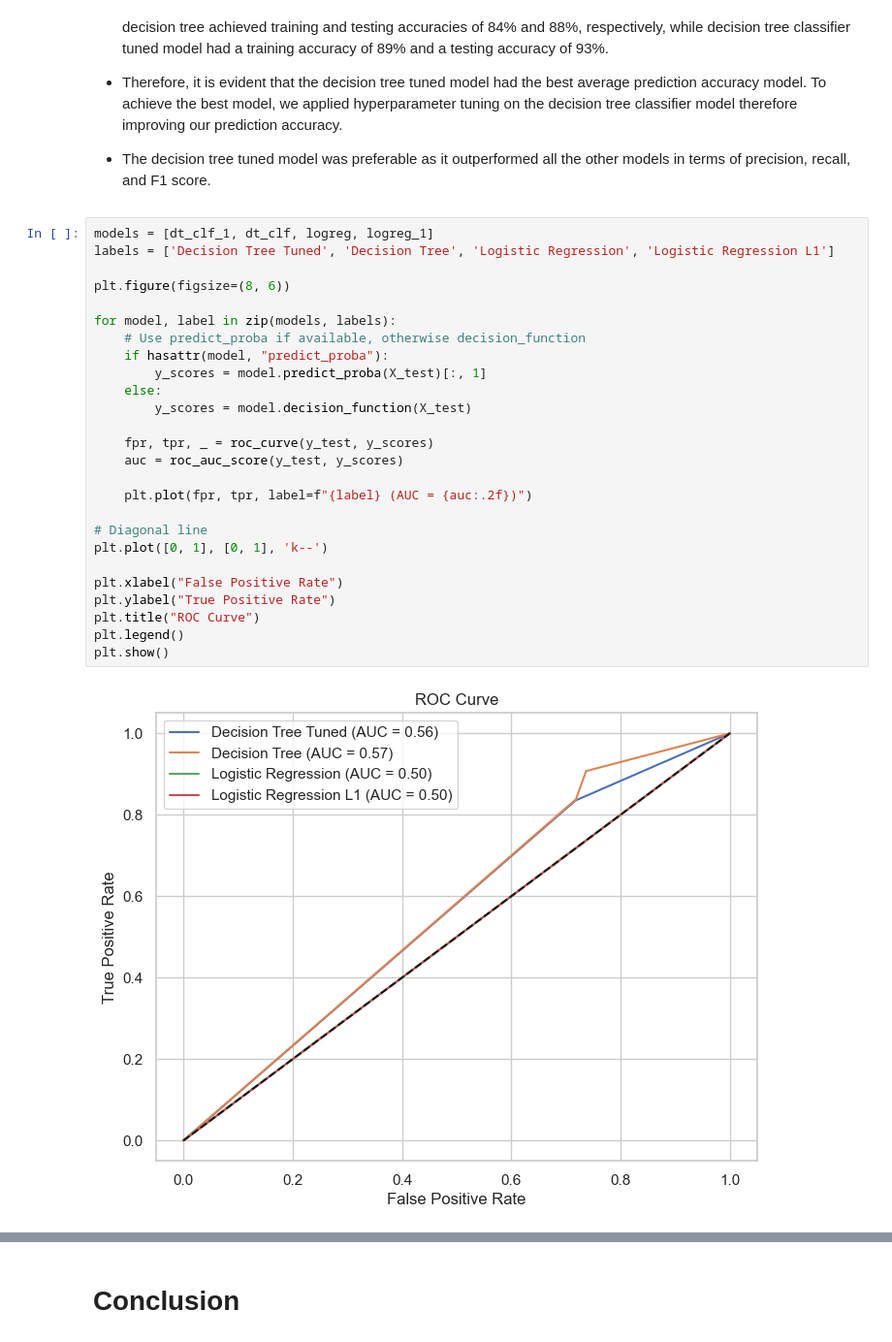
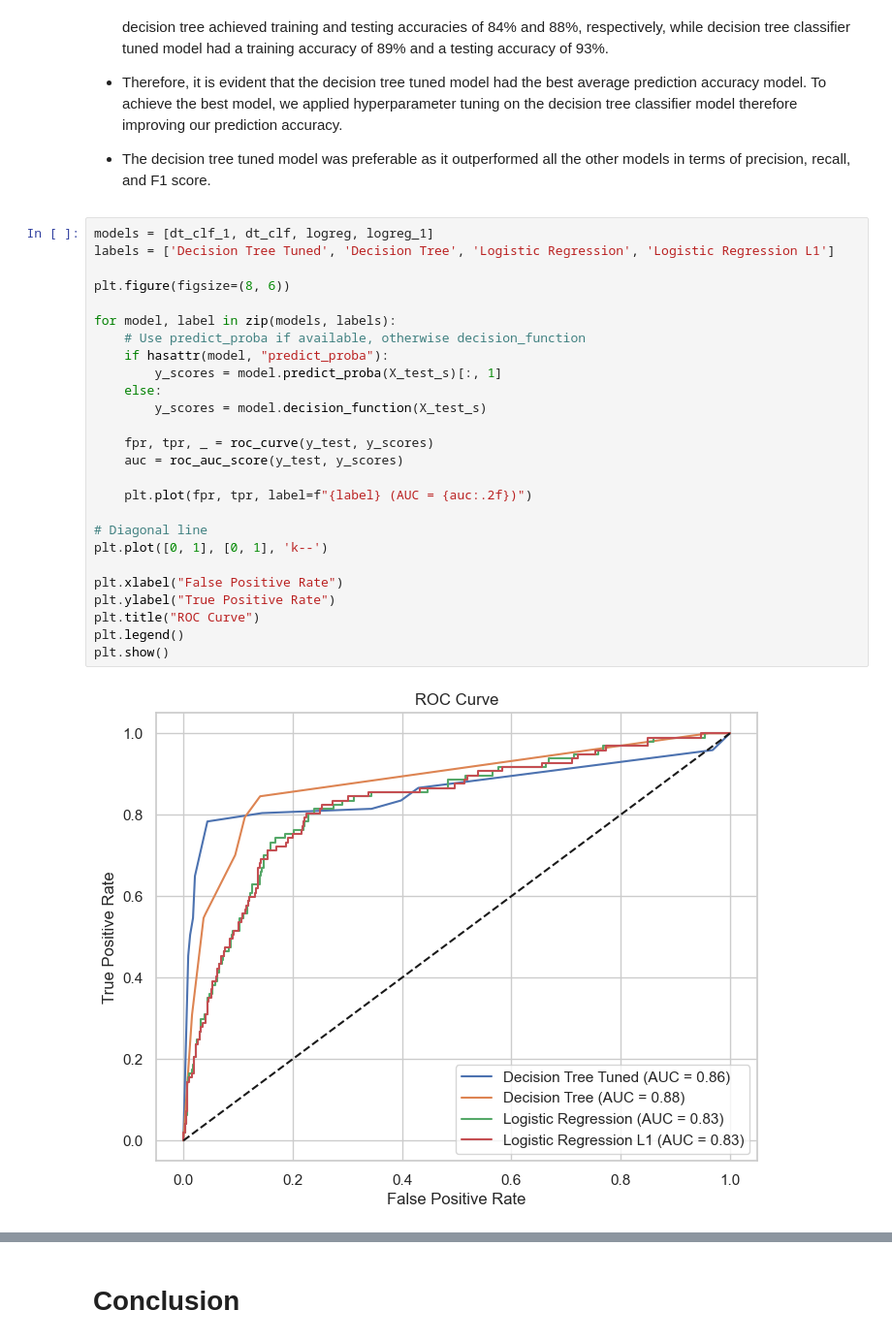
Before and after one commit to Bennie-Kibet/Phase_3_project, a Jupyter notebook: main.ipynb, the cells around one changed output, grey strips where cells are left out. Shown at 97% size. Cells and saved outputs as stored; diff of their text form.

```diff
--- a/main.ipynb
+++ b/main.ipynb
@@ -812,30 +812,30 @@ evaluate_model_metrics(dt_clf_1, X_train_smote,y_train_smote, X_test_s, y_test)
 # %%
 models = [dt_clf_1, dt_clf, logreg, logreg_1]
 labels = ['Decision Tree Tuned', 'Decision Tree', 'Logistic Regression', 'Logistic Regression L1']
 
 plt.figure(figsize=(8, 6))
 
 for model, label in zip(models, labels):
     # Use predict_proba if available, otherwise decision_function
     if hasattr(model, "predict_proba"):
-        y_scores = model.predict_proba(X_test)[:, 1]
+        y_scores = model.predict_proba(X_test_s)[:, 1]
     else:
-        y_scores = model.decision_function(X_test)
+        y_scores = model.decision_function(X_test_s)
 
     fpr, tpr, _ = roc_curve(y_test, y_scores)
     auc = roc_auc_score(y_test, y_scores)
 
     plt.plot(fpr, tpr, label=f"{label} (AUC = {auc:.2f})")
 
 # Diagonal line
 plt.plot([0, 1], [0, 1], 'k--')
 
 plt.xlabel("False Positive Rate")
 plt.ylabel("True Positive Rate")
 plt.title("ROC Curve")
 plt.legend()
 plt.show()
 # %% [output]
-[figure, old version]
+[figure, new version]
 # %% [markdown]
 ### Discussion
```
Also changed, not shown: parts of 1 cell of this notebook, 2 other files.
